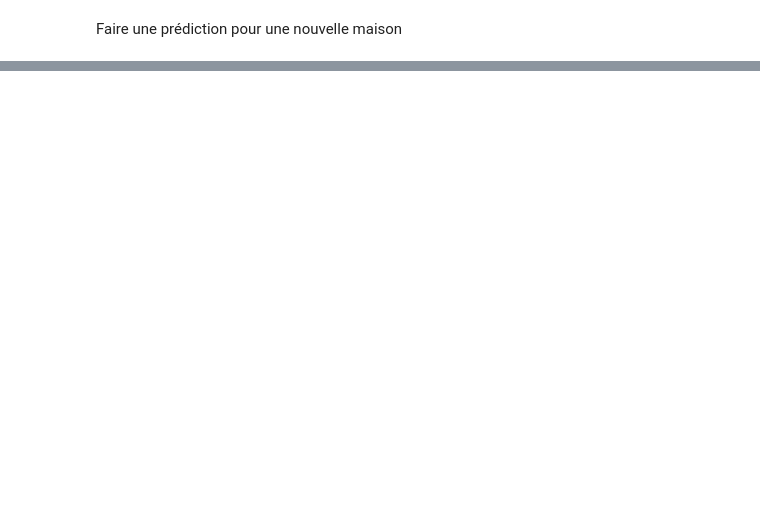
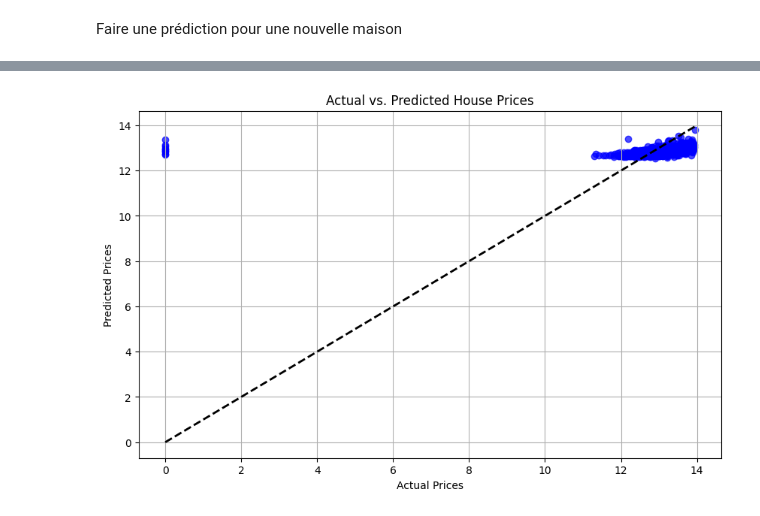
Before and after one commit to yassinebenacha/PRODIGY_TrackCode_TaskNumber, a Jupyter notebook: TASKE1.ipynb, the cells around one changed output, grey strips where cells are left out. Saved outputs shown, nothing was run; the diff lists cells and outputs as text; code cells hidden in the pictures; blank space fills up the shorter version.

```diff
--- a/TASKE1.ipynb
+++ b/TASKE1.ipynb
@@ -13,3 +91,5 @@ data = pd.read_csv("data.csv")
+# %%
+data['price_per_sqft'] = data['price'] / data['sqft_living']
 # %% [markdown]
 Définir les variables explicatives (features) et la variable cible (target)
 # %%
@@ -63,0 +147,14 @@ Predicted price for the new house: 615142.9253434679
+# %%
+import matplotlib.pyplot as plt
+
+# Example: Replace `y_test` and `y_pred` with your actual test and prediction arrays.
+plt.figure(figsize=(10, 6))
+plt.scatter(y_test, y_pred, alpha=0.7, color='blue')
+plt.plot([y_test.min(), y_test.max()], [y_test.min(), y_test.max()], 'k--', lw=2)
+plt.xlabel("Actual Prices")
+plt.ylabel("Predicted Prices")
+plt.title("Actual vs. Predicted House Prices")
+plt.grid(True)
+plt.show()
+# %% [output]
+[figure, added]
```
Also changed, not shown: parts of 19 cells of this notebook, 1 other file.
